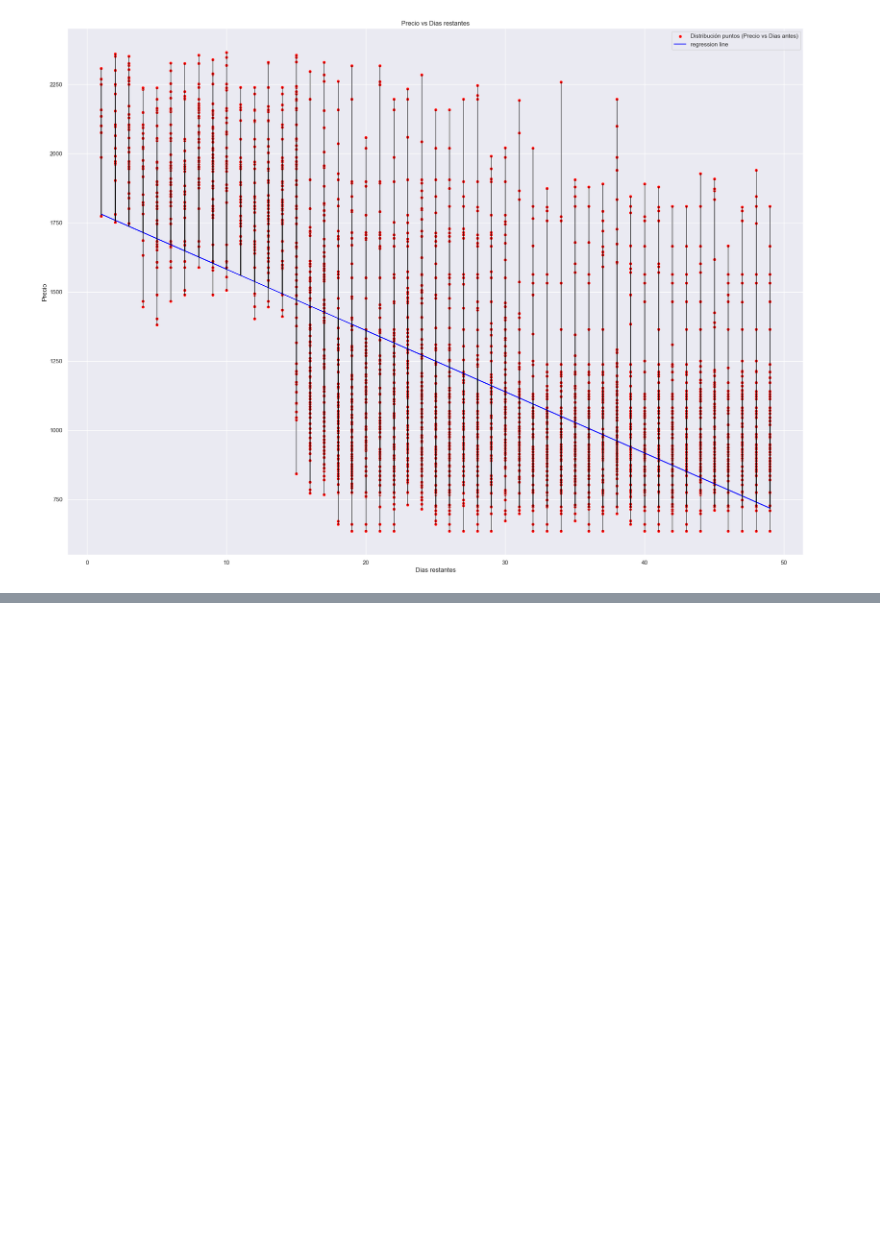
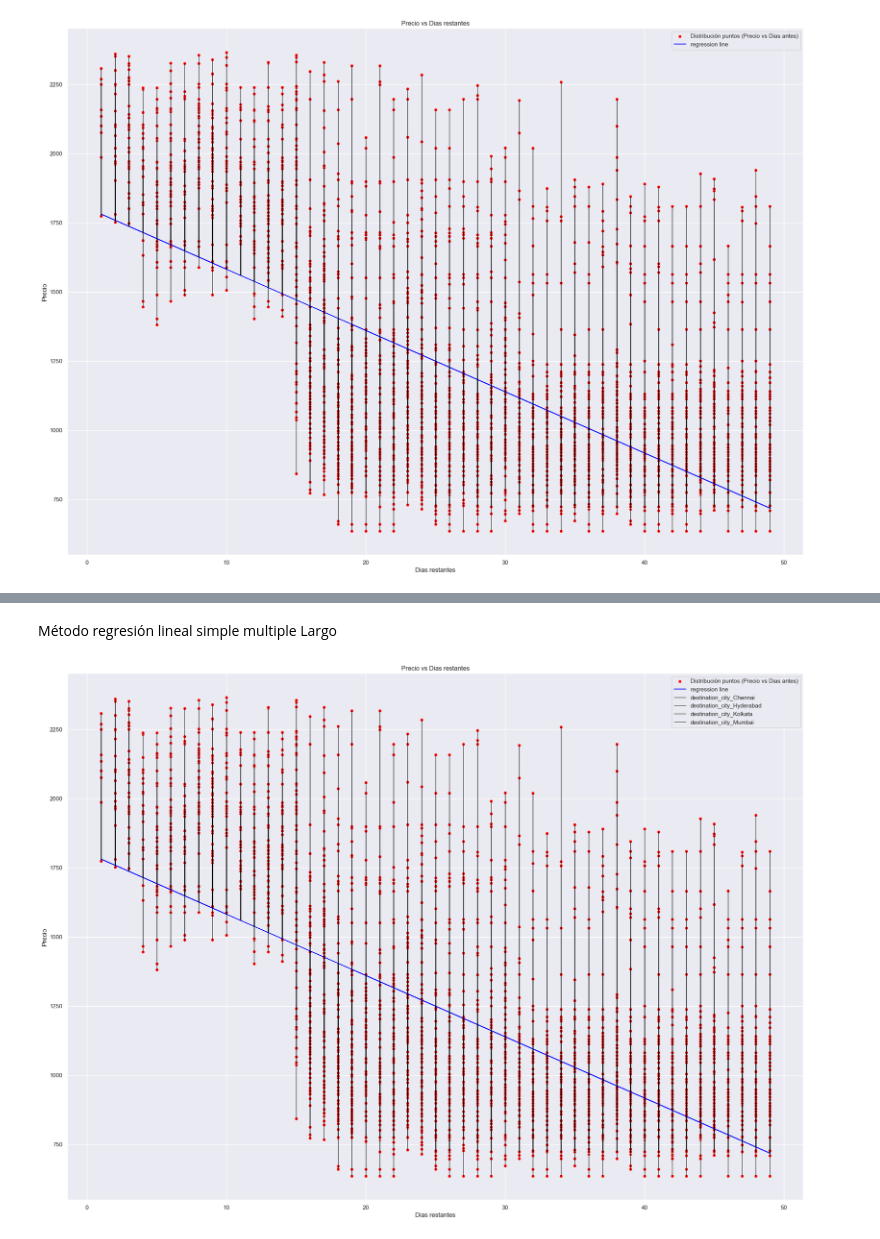
Before and after one commit to td2USA-20232/grupo3, a Jupyter notebook: Descripción data.ipynb, the cells around one changed output, grey strips where cells are left out. Cells and saved outputs as stored; diff of their text form; code cells hidden in the pictures; blank space fills up the shorter version.

Commit message:
Pruebas H, Metodo largo regresión y mapa correlación santi

```diff
--- a/Descripción data.ipynb
+++ b/Descripción data.ipynb
@@ -876,0 +1054,33 @@ Estadística F: 3680.5524688551395
+# %% [markdown]
+Método regresión lineal simple multiple Largo
+# %%
+plt.figure(figsize=(25, 18))
+sns.scatterplot(x='days_left', y='dolares', data=df, color='red', label='Distribución puntos (Precio vs Dias antes)')
+
+# Ajustar la línea de tendencia (regresión lineal)
+slope, intercept = np.polyfit(df['days_left'], df['dolares'], 1)
+plt.plot(df['days_left'], slope * df['days_left'] + intercept, color='blue', label='regression line')
+
+# Dibujar líneas que conectan cada punto con la línea de tendencia
+for index, row in df.iterrows():
+    x = row['days_left']
+    y_actual = row['dolares']
+    y_estimado = slope * x + intercept
+    plt.plot([x, x], [y_actual, y_estimado], color='black', linewidth=0.8)
+
+# Etiquetas y título
+plt.xlabel('Dias restantes')
+plt.ylabel('Precio')
+plt.title('Precio vs Dias restantes')
+
+# Agregar las variables destination_city a la leyenda
+legend_labels = ['Distribución puntos (Precio vs Dias antes)', 'regression line']
+for city in ['Chennai', 'Hyderabad', 'Kolkata', 'Mumbai']:
+    legend_labels.append(f'destination_city_{city}')
+
+plt.legend(legend_labels)
+
+# Mostrar el gráfico
+plt.show()
+# %% [output]
+[figure, added]
```
Also changed, not shown: parts of 28 cells of this notebook.
